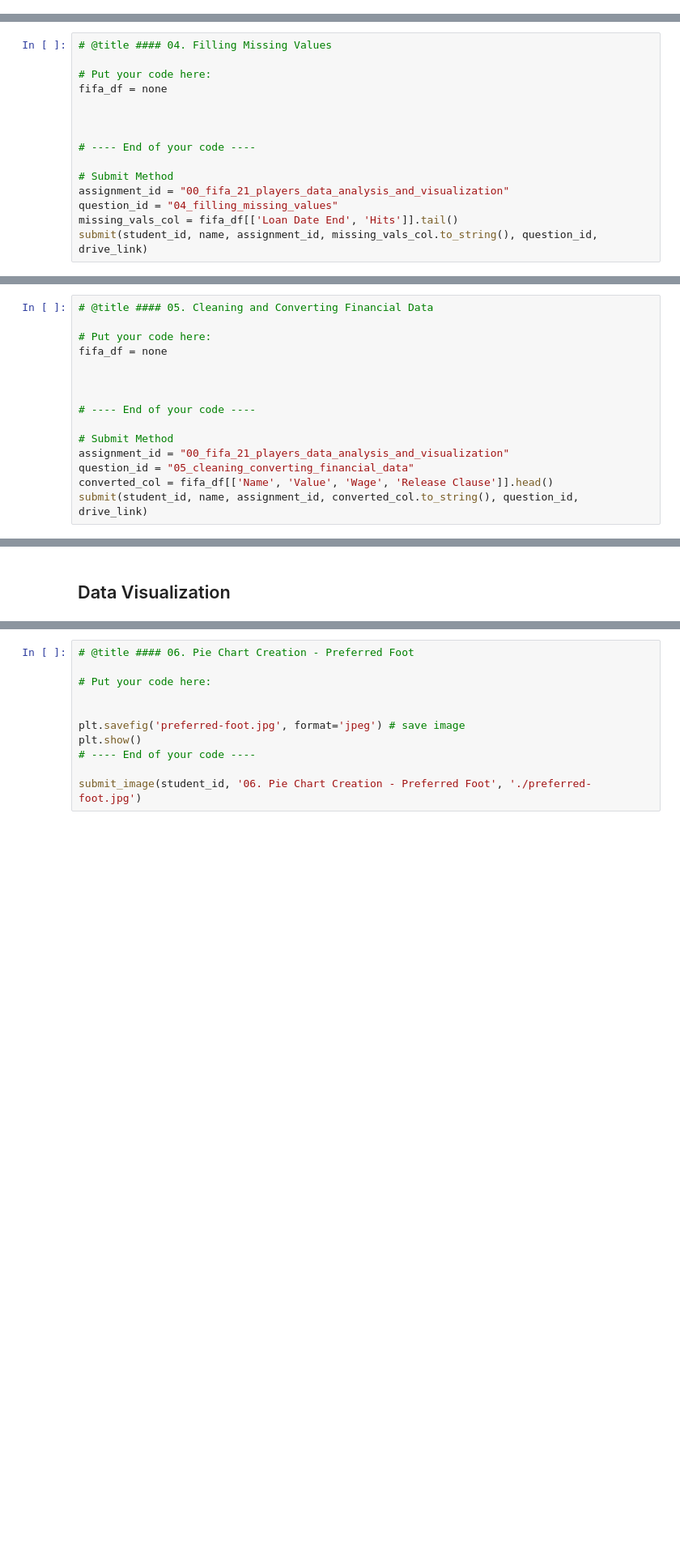
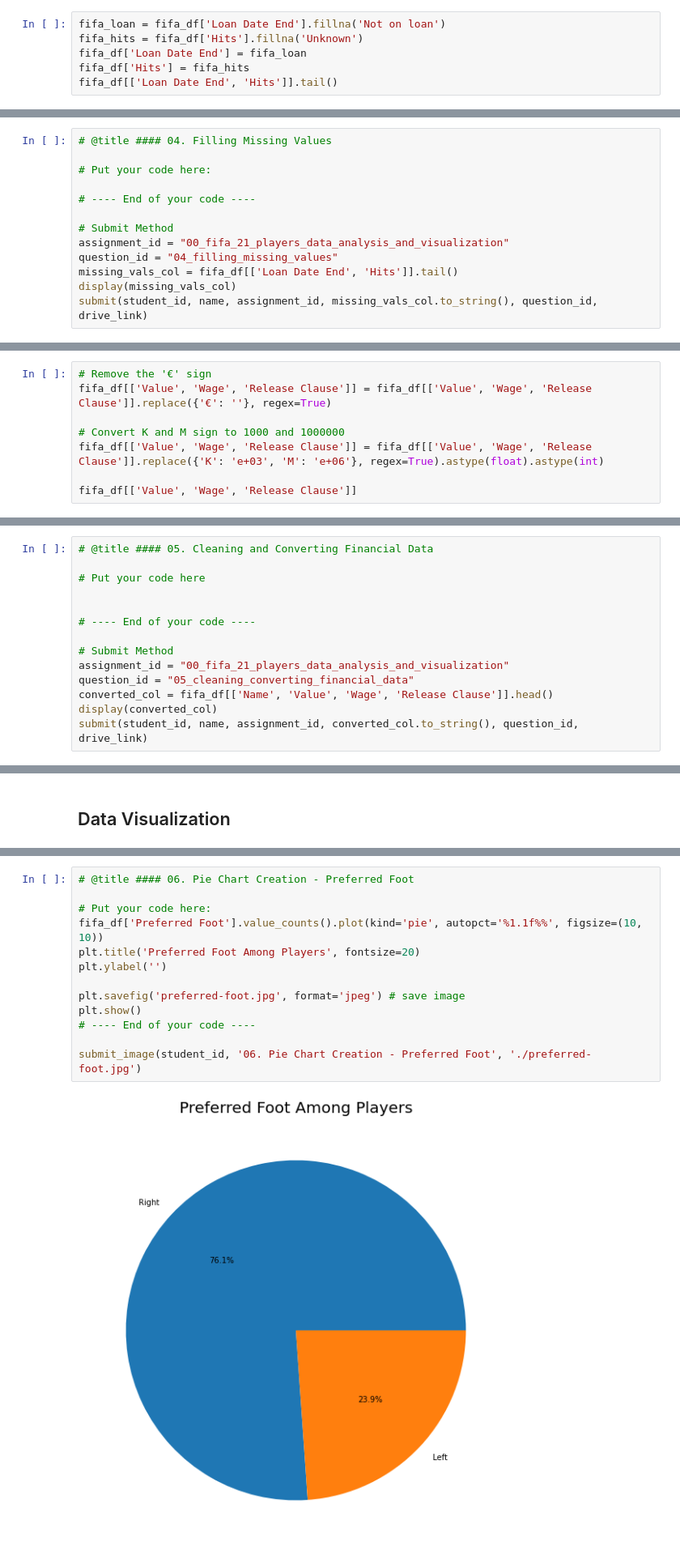
Before and after one commit to byrocuy/REA-AI_Mastery, a Jupyter notebook: week-2/assignments/pandas_assignment.ipynb, the cells around one changed output, grey strips where cells are left out. Shown: that part at 81% size. Drawn from its saved outputs; the diff is of its cells as text; blank space fills up the shorter version.

```diff
--- a/week-2/assignments/pandas_assignment.ipynb
+++ b/week-2/assignments/pandas_assignment.ipynb
@@ -175,0 +379,6 @@ Here are your pointers:
+# %%
+fifa_loan = fifa_df['Loan Date End'].fillna('Not on loan')
+fifa_hits = fifa_df['Hits'].fillna('Unknown')
+fifa_df['Loan Date End'] = fifa_loan
+fifa_df['Hits'] = fifa_hits
+fifa_df[['Loan Date End', 'Hits']].tail()
@@ -177,9 +395,6 @@ Here are your pointers:
 # @title #### 04. Filling Missing Values
 
 # Put your code here:
-fifa_df = none
-
-
 
 # ---- End of your code ----
 
@@ -187,4 +402,5 @@ fifa_df = none
 assignment_id = "00_fifa_21_players_data_analysis_and_visualization"
 question_id = "04_filling_missing_values"
 missing_vals_col = fifa_df[['Loan Date End', 'Hits']].tail()
+display(missing_vals_col)
 submit(student_id, name, assignment_id, missing_vals_col.to_string(), question_id, drive_link)
@@ -201,0 +439,8 @@ Confirmation of the successful completion of the task can be achieved by validat
+# %%
+# Remove the '€' sign
+fifa_df[['Value', 'Wage', 'Release Clause']] = fifa_df[['Value', 'Wage', 'Release Clause']].replace({'€': ''}, regex=True)
+
+# Convert K and M sign to 1000 and 1000000
+fifa_df[['Value', 'Wage', 'Release Clause']] = fifa_df[['Value', 'Wage', 'Release Clause']].replace({'K': 'e+03', 'M': 'e+06'}, regex=True).astype(float).astype(int)
+
+fifa_df[['Value', 'Wage', 'Release Clause']]
@@ -202,9 +461,7 @@ Confirmation of the successful completion of the task can be achieved by validat
 # %%
 # @title #### 05. Cleaning and Converting Financial Data
 
-# Put your code here:
-fifa_df = none
-
+# Put your code here
 
 
 # ---- End of your code ----
@@ -213,4 +470,5 @@ fifa_df = none
 assignment_id = "00_fifa_21_players_data_analysis_and_visualization"
 question_id = "05_cleaning_converting_financial_data"
 converted_col = fifa_df[['Name', 'Value', 'Wage', 'Release Clause']].head()
+display(converted_col)
 submit(student_id, name, assignment_id, converted_col.to_string(), question_id, drive_link)
@@ -228,11 +503,15 @@ Here are your key steps:
 # %%
 # @title #### 06. Pie Chart Creation - Preferred Foot
 
 # Put your code here:
-
+fifa_df['Preferred Foot'].value_counts().plot(kind='pie', autopct='%1.1f%%', figsize=(10, 10))
+plt.title('Preferred Foot Among Players', fontsize=20)
+plt.ylabel('')
 
 plt.savefig('preferred-foot.jpg', format='jpeg') # save image
 plt.show()
 # ---- End of your code ----
 
 submit_image(student_id, '06. Pie Chart Creation - Preferred Foot', './preferred-foot.jpg')
+# %% [output]
+[figure, added]
```
Also changed, not shown: parts of 47 cells of this notebook, 6 other files.
